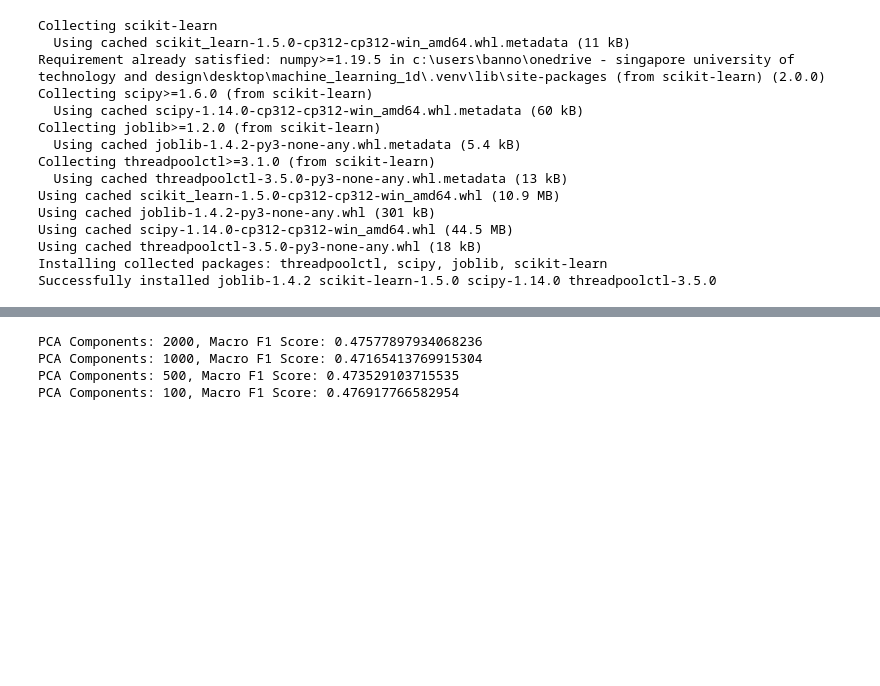
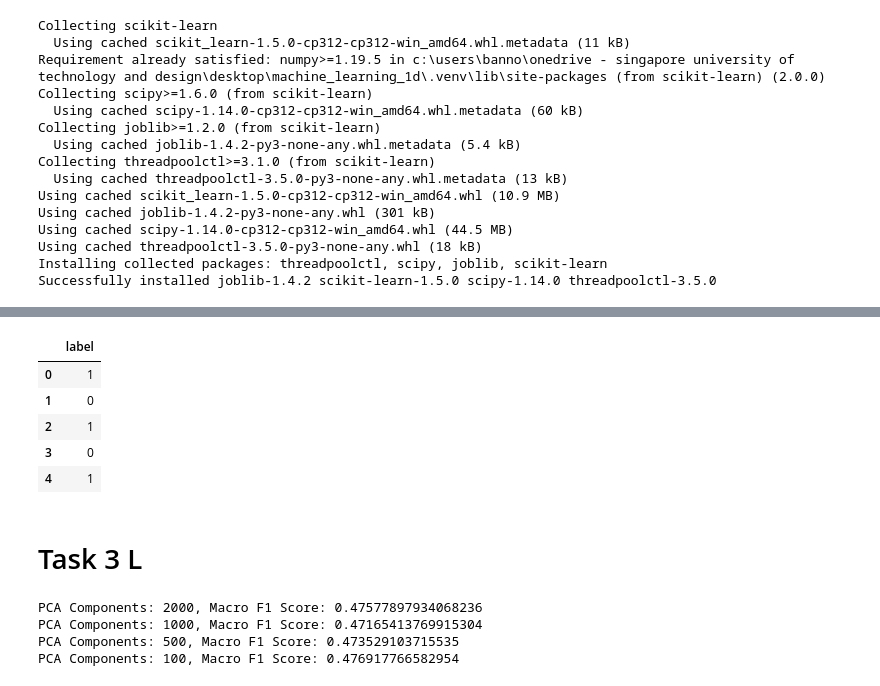
Before and after one commit to kangaroojun/machine_learning_1d, a Jupyter notebook: bannon.ipynb, the cells around one changed output, grey strips where cells are left out. Cells and saved outputs as stored; diff of their text form; code cells hidden in the pictures; blank space fills up the shorter version.

```diff
--- a/bannon.ipynb
+++ b/bannon.ipynb
@@ -37,0 +58,9 @@ Successfully installed joblib-1.4.2 scikit-learn-1.5.0 scipy-1.14.0 threadpoolct
+# %%
+df_target.head()
+# %% [output]
+|  | label |
+| 0 | 1 |
+| 1 | 0 |
+| 2 | 1 |
+| 3 | 0 |
+| 4 | 1 |
@@ -38,3 +93,5 @@ Successfully installed joblib-1.4.2 scikit-learn-1.5.0 scipy-1.14.0 threadpoolct
+# %% [markdown]
+# Task 3 L
 # %%
 import pandas as pd
 from sklearn.model_selection import train_test_split
```
Also changed, not shown: parts of 52 cells of this notebook.
